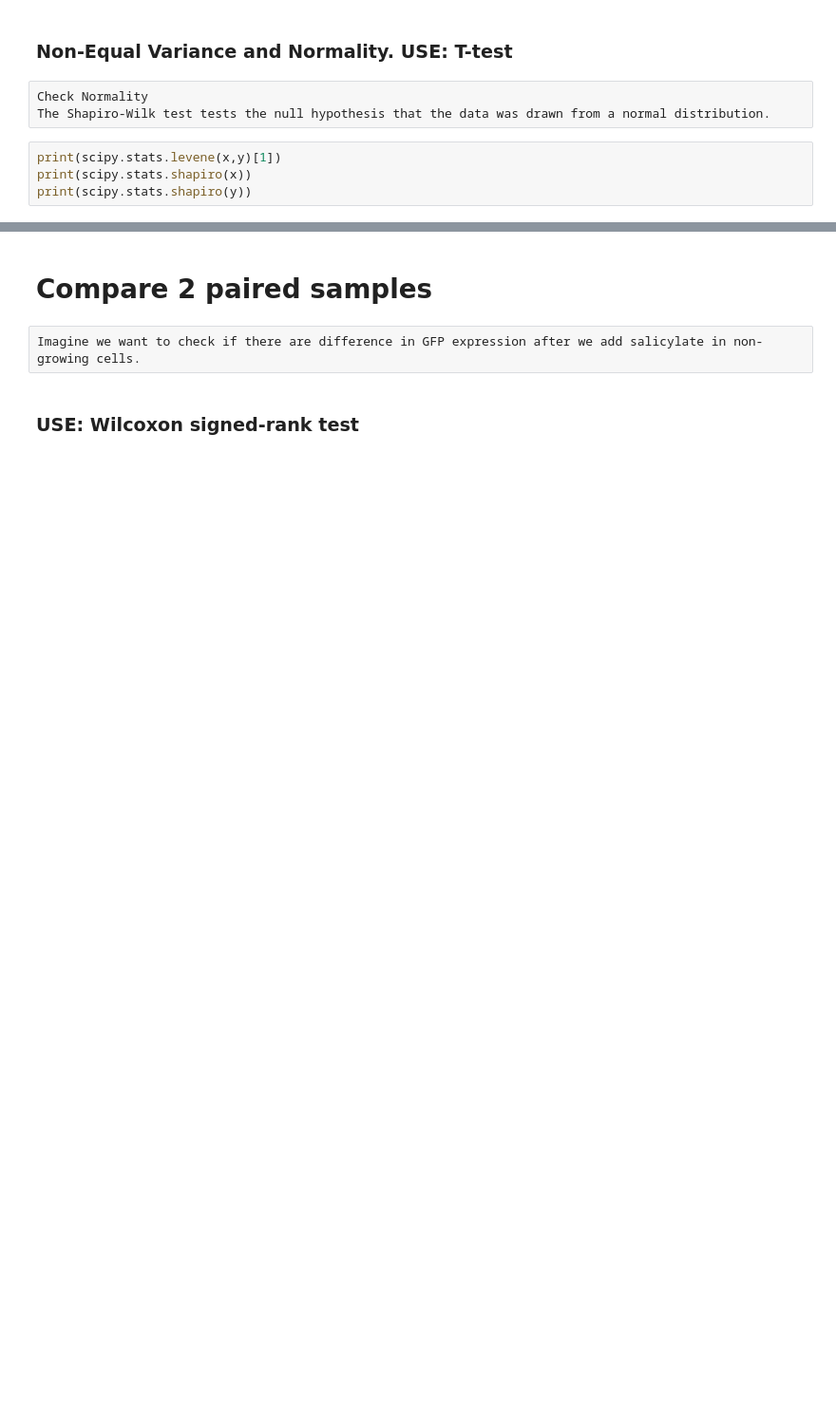
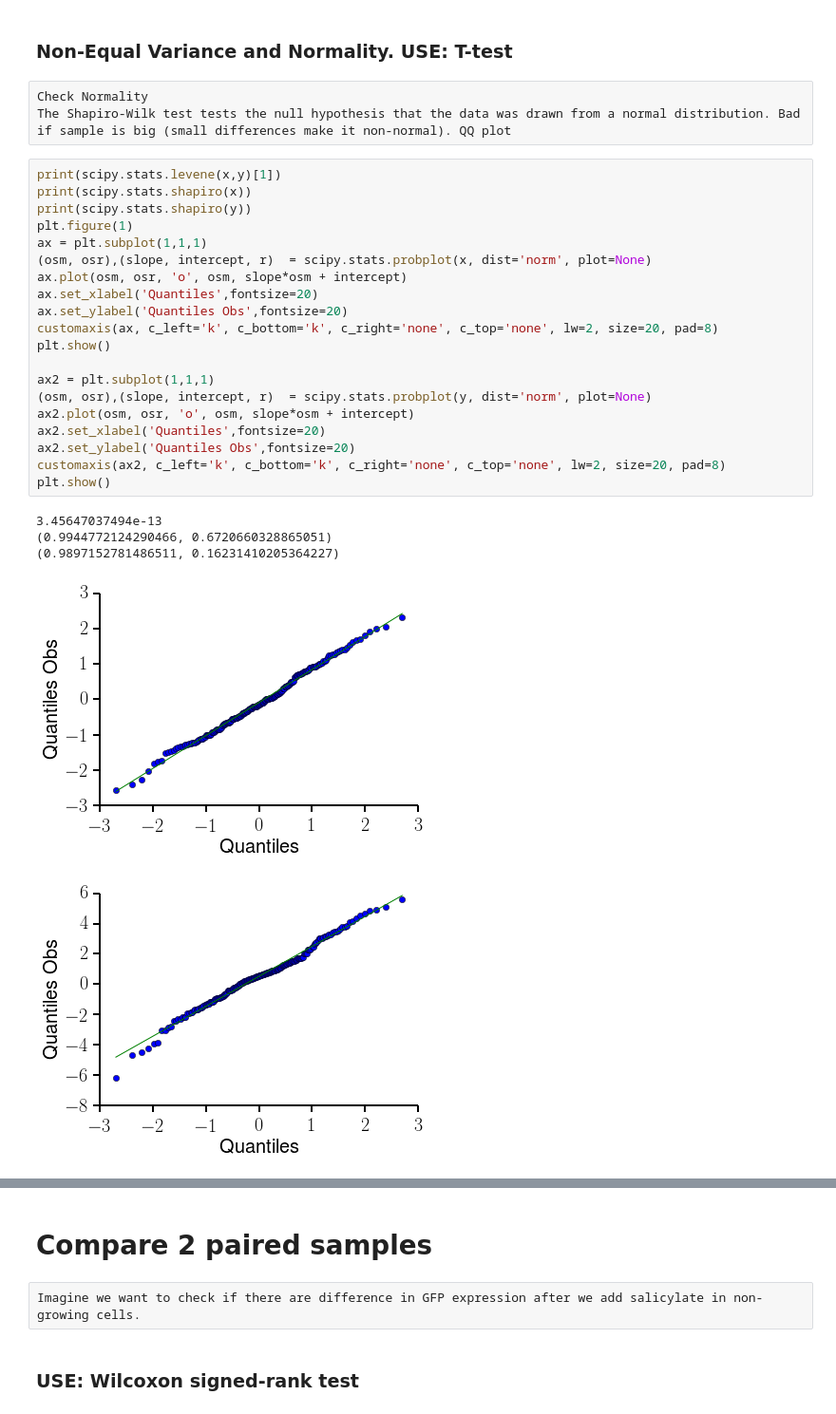
Before and after one commit to jgarciab/Stats_Python, a Jupyter notebook: Statistics 2014-09-29.ipynb, the cells around one changed output, grey strips where cells are left out. Shown at 95% size. Drawn from its saved outputs; the diff is of its cells as text; blank space fills up the shorter version.

```diff
--- a/Statistics 2014-09-29.ipynb
+++ b/Statistics 2014-09-29.ipynb
@@ -152,11 +159,33 @@ print("Median test", median_test(x,y))
 ### Non-Equal Variance and Normality. USE: T-test
 # %% [raw]
 Check Normality
-The Shapiro-Wilk test tests the null hypothesis that the data was drawn from a normal distribution.
+The Shapiro-Wilk test tests the null hypothesis that the data was drawn from a normal distribution. Bad if sample is big (small differences make it non-normal). QQ plot
-# %%
-print(scipy.stats.levene(x,y)[1])
-print(scipy.stats.shapiro(x))
-print(scipy.stats.shapiro(y))
+# %%
+print(scipy.stats.levene(x,y)[1])
+print(scipy.stats.shapiro(x))
+print(scipy.stats.shapiro(y))
+plt.figure(1)
+ax = plt.subplot(1,1,1)
+(osm, osr),(slope, intercept, r)  = scipy.stats.probplot(x, dist='norm', plot=None)
+ax.plot(osm, osr, 'o', osm, slope*osm + intercept)
+ax.set_xlabel('Quantiles',fontsize=20)
+ax.set_ylabel('Quantiles Obs',fontsize=20)
+customaxis(ax, c_left='k', c_bottom='k', c_right='none', c_top='none', lw=2, size=20, pad=8)
+plt.show()
+
+ax2 = plt.subplot(1,1,1)
+(osm, osr),(slope, intercept, r)  = scipy.stats.probplot(y, dist='norm', plot=None)
+ax2.plot(osm, osr, 'o', osm, slope*osm + intercept)
+ax2.set_xlabel('Quantiles',fontsize=20)
+ax2.set_ylabel('Quantiles Obs',fontsize=20)
+customaxis(ax2, c_left='k', c_bottom='k', c_right='none', c_top='none', lw=2, size=20, pad=8)
+plt.show()
+# %% [output]
+3.45647037494e-13
+(0.9944772124290466, 0.6720660328865051)
+(0.9897152781486511, 0.16231410205364227)
+[figure, added]
+[figure, added]
 # %%
 print("Mann-Whitney U test. NOP", scipy.stats.mannwhitneyu(x,y)[1]*2)
 print("Unpaired T-test", scipy.stats.ttest_ind(x,y,equal_var=False)[1])
```
Also changed, not shown: parts of 30 cells of this notebook.
